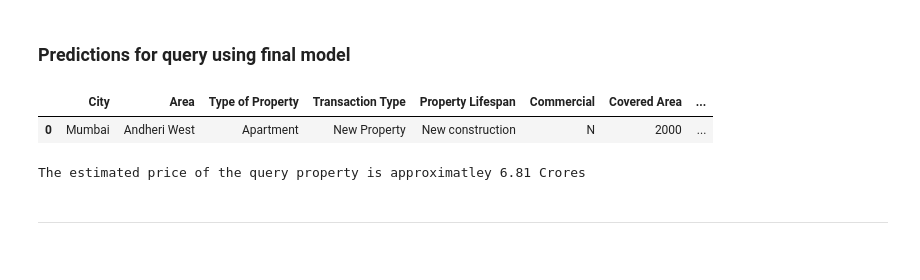
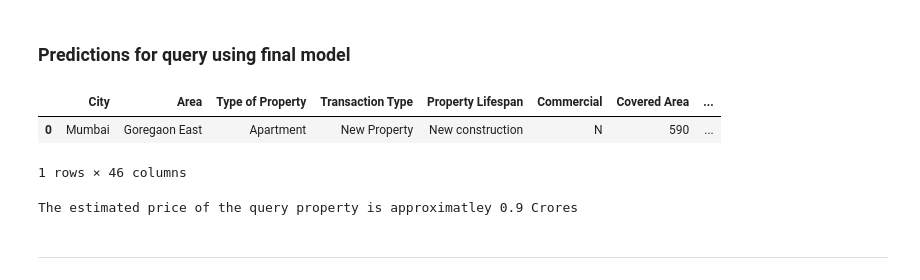
Before and after one commit to shubh-ds/project, a Jupyter notebook: Backend/9- Model_Building_and_Hyperparameter_Tuning.ipynb, the cells around one changed output. Cells and saved outputs as stored; diff of their text form; code cells hidden in the pictures.

```diff
--- a/Backend/9- Model_Building_and_Hyperparameter_Tuning.ipynb
+++ b/Backend/9- Model_Building_and_Hyperparameter_Tuning.ipynb
@@ -36,6 +37,3 @@ df.shape
-# %%
-# Rearrange columns
-df = df[['City', 'Area', 'Type of Property', 'Transaction Type', 'Property Lifespan', 'Commercial', 'Covered Area', 'Bedrooms', 'Bathrooms', 'Balconies', 'Furnished Type', 'Luxury Category', 'Floor Level', 'Facing', 'House Help Room', 'Store Room', 'Price (Crores)']]
 # %%
 # Independent features
 X = df.drop(columns=['Price (Crores)'])
@@ -53,37 +51,32 @@ X_train, X_test, y_train, y_test = train_test_split(X, y_transformed, test_size=
 # %%
 # Define specific ordering for each ordinal column
 ordinal_categories = [
+    ['New construction', 'Less than 5 years', '5 to 10 years', '10 to 15 years', '15 to 20 years', 'Above 20 years'],  # Property Lifespan
+    ['1.0', '2.0', '3.0', '3+'],  # Balconies
     ['Unfurnished', 'Semi-Furnished', 'Furnished'],  # Furnished Type
-    ['1.0', '2.0', '3.0', '3+'],  # Balconies
     ['Low rise (< 5)', 'Mid rise (5 to 10)', 'High rise (> 10)'],  # Floor Level
-    ['New construction', 'Less than 5 years', '5 to 10 years', '10 to 15 years', '15 to 20 years', 'Above 20 years'],  # Property Lifespan
-    ['Basic', 'Medium', 'High']  # Luxury Category
 ]
 # %%
 # Column transformer for preprocessing
 preprocessor = ColumnTransformer(
     transformers=[
-        ('num', StandardScaler(), ['Covered Area', 'Bedrooms', 'Bathrooms']),
+        ('num', StandardScaler(), ['Covered Area', 'Bedrooms', 'Bathrooms', 'dist_to_csia_airport_km', 'dist_to_thane_station_km', 'dist_to_andheri_station_km', 'dist_to_csmt_station_km', \
+                                   'dist_to_nariman_point_km', 'dist_to_andheri_east_comm_km', 'dist_to_marine_drive_km', 'dist_to_navi_mumbai_airport_km', 'dist_to_vashi_station_km', \
+                                   'dist_to_sanjay_gandhi_np_km', 'dist_to_phoenix_mall_kurla_km', 'dist_to_kokilaben_hospital_km', 'dist_to_dh_ambani_school_km']),
 
-        ('cat_nom_low_cardinality',
-         OneHotEncoder(drop='first', sparse_output=False),  # drop to remove multicollinearity
-         ['Transaction Type', 'Type of Property', 'City', 'Commercial']),
+        ('cat_nom_low_cardinality', OneHotEncoder(drop='first', sparse_output=False), ['City', 'Type of Property', 'Transaction Type', 'Commercial']),  # Drop to remove multicollinearity
 
-        ('cat_nom_medium_cardinality',
-         Pipeline([
+        ('cat_nom_medium_cardinality', Pipeline([
             ('one-hot', OneHotEncoder(drop='first',sparse_output=False)),  # sparse_output=False outputs a dense NumPy array (all 0/1 stored explicitly), as next pipeline step is PCA that requires a dense array as input (PCA in scikit-learn does not accept sparse matrices.)
             ('pca', PCA(n_components=0.95))  # PCA after one-hot encoding of high cardinality features, keep enough components to explain 95% variance
-         ]),
-         ['Facing']),
+            ]), ['Facing']),
 
         ('cat_nom_high_cardinality', ce.TargetEncoder(), ['Area']),  # Target encoding applied to high cardinality column
 
-        ('cat_ord',
-         Pipeline([
+        ('cat_ord', Pipeline([
             ('ord_enc', OrdinalEncoder(categories=ordinal_categories)),
             ('scaler', StandardScaler())  # Scale ordinals for balanced influence
-         ]),
-         ['Furnished Type', 'Balconies', 'Floor Level', 'Property Lifespan', 'Luxury Category'])
+        ]), ['Property Lifespan', 'Balconies', 'Furnished Type', 'Floor Level'])
     ],
     remainder='passthrough'
 )
@@ -199,17 +192,21 @@ Mean absolute error of final model is: 0.4279270058864175
 ### Predictions for query using final model
 # %%
 # Make query dataframe
-query = pd.DataFrame(data=[['Mumbai', 'Andheri West', 'Apartment', 'New Property', 'New construction', 'N', 2000, 4, 3, '2.0', 'Furnished', 'High', 'Mid rise (5 to 10)', 'West', 1, 1]],
+query = pd.DataFrame(data=[['Mumbai', 'Goregaon East', 'Apartment',	'New Property',	'New construction', 'N', 590, 1, 1, '1.0', 1, 1, 1, 1, \
+                            8.92, 12.75, 5.59, 25.57, 27.26, 6.07, 25.29, 29.36, 18.76, 6.77, 10.41, 6.09, 12.16, 'Unfurnished', 'High rise (> 10)', 'East', \
+                            1, 1, 1, 1, 1, 1, 1,	1, 1, 1, 1,	1, 1, 1, 1,	1]],
              columns=X.columns)
 query
 # %% [output]
 |  | City | Area | Type of Property | Transaction Type | Property Lifespan | Commercial | Covered Area | ... |
-| 0 | Mumbai | Andheri West | Apartment | New Property | New construction | N | 2000 | ... |
+| 0 | Mumbai | Goregaon East | Apartment | New Property | New construction | N | 590 | ... |
+1 rows × 46 columns
 # %%
+# Predict for query
 predicted_price = round(np.expm1(final_pipeline.predict(query)[0]), 2)
 print(f'The estimated price of the query property is approximatley {predicted_price} Crores')
 # %% [output]
-The estimated price of the query property is approximatley 6.81 Crores
+The estimated price of the query property is approximatley 0.9 Crores
 # %% [markdown]
 -----------
 # %% [markdown]
```
Also changed, not shown: parts of 8 cells of this notebook, 7 other files.
